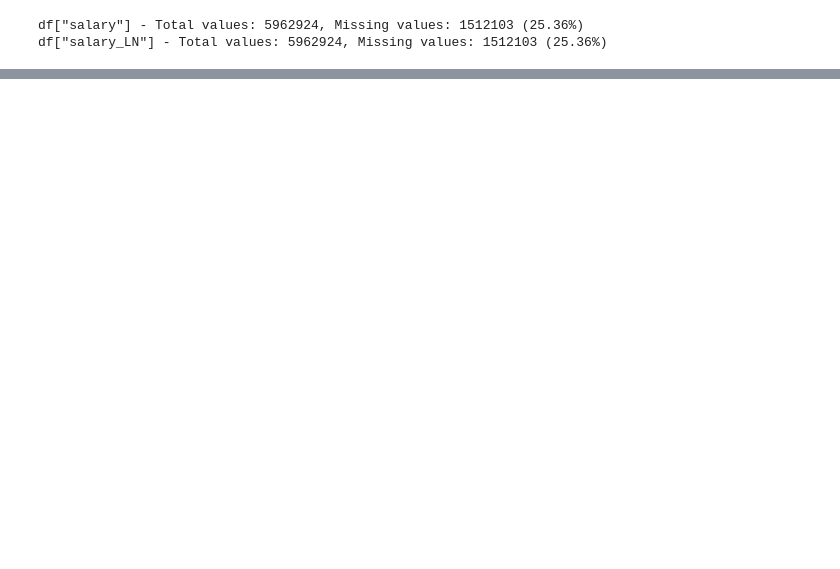
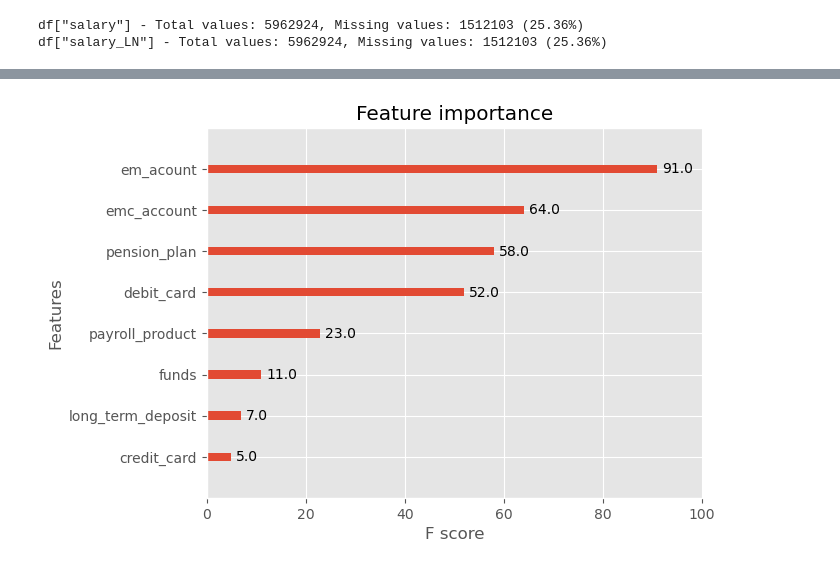
Before and after one commit to aggarcia1996/final_project_adjt, a Jupyter notebook: recommendation/ML_approach.ipynb, the cells around one changed output, grey strips where cells are left out. Saved outputs shown, nothing was run; the diff lists cells and outputs as text; code cells hidden in the pictures; blank space fills up the shorter version.

```diff
--- a/recommendation/ML_approach.ipynb
+++ b/recommendation/ML_approach.ipynb
@@ -340,0 +378,3 @@ ValueError: Feature shape mismatch, expected: 39, got 40
+# %%
+cooc_pre["TARGET"] = stringed_DF[TARGET].apply(lambda x: 1 if "01" in x else 0)
+final_DF = cooc_pre.copy()
@@ -340,0 +441,6 @@ ValueError: Feature shape mismatch, expected: 39, got 40
+# %%
+corr_matrix = final_DF.corr().abs()
+upper = corr_matrix.where(np.triu(np.ones(corr_matrix.shape), k=1).astype(np.bool))
+to_drop = [column for column in upper.columns if any(upper[column] > 0.8)]
+print(to_drop)
+final_DF = final_DF.drop(to_drop, axis = 1)
@@ -340,0 +467,11 @@ ValueError: Feature shape mismatch, expected: 39, got 40
+# %%
+XGB_model = XGBClassifier(
+    max_depth = 4,
+    random_state = 42,
+    learning_rate = 0.002,
+    colsample_bylevel = 0.5,
+    verbosity = 0,
+    scale_pos_weight = balance,
+    n_jobs = -1)
+
+XGB_model.fit(train, target)
@@ -340,0 +489,46 @@ ValueError: Feature shape mismatch, expected: 39, got 40
+# %%
+#print_formatted_word("SCORES & EVALUATIONS")
+print_formatted_word(TARGET)
+print("\n______________________ SCORES & EVALUATIONS _______________________________\n")
+
+for data in split_data_dict.items():
+
+    pred = XGB_model.predict(data[1][0])
+    confusion_matrix = metrics.confusion_matrix(data[1][1], pred)
+    tn, fp, fn, tp = confusion_matrix.ravel()
+    Accuracy = metrics.accuracy_score(data[1][1], pred)
+    Precision = metrics.precision_score(data[1][1], pred)
+    Recall = metrics.recall_score(data[1][1], pred)
+    F_1_Score = metrics.f1_score(data[1][1], pred)
+
+    probs = XGB_model.predict_proba(data[1][0])[:, 1]
+    probs_mean = round(probs.mean()* 100, 2)
+    auc_score = roc_auc_score(data[1][1], probs)
+    fpr, tpr, thresholds = roc_curve(data[1][1], probs)
+
+    PPV, NPV = ((tp / (tp + fp)) * 100), ((tn / (fn + tn)) * 100)
+
+
+    print_formatted_word(data[0])
+    print(f"Accuracy: {round(Accuracy, 5)} | Precision: {round(Precision, 5)} | Recall: {round(Recall, 5)} | F1_Score: {round(F_1_Score, 5)}")
+    print(f"TN = {tn} | FN = {fn} | TP = {tp} | FP = {fp}")
+    print(f"Positive prediction value: {round(PPV, 2)}% | Negative prediction value: {round(NPV, 2)}%\n")
+
+data_dmatrix = xgb.DMatrix(X, y)
+xgb_cv = cv(
+    dtrain = data_dmatrix,
+    params = XGB_model.get_params(),
+    nfold = 3,
+    num_boost_round = 50,
+    early_stopping_rounds = 10,
+    metrics = "auc",
+    as_pandas = True,
+    seed = 42)
+
+print_formatted_word("CROSS-VALIDATION")
+
+print(xgb_cv.head())
+
+xgb.plot_importance(XGB_model)
+plt.show()
+# %% [output]
@@ -340,0 +552 @@ ValueError: Feature shape mismatch, expected: 39, got 40
+[figure, added]
```
Also changed, not shown: parts of 53 cells of this notebook.
